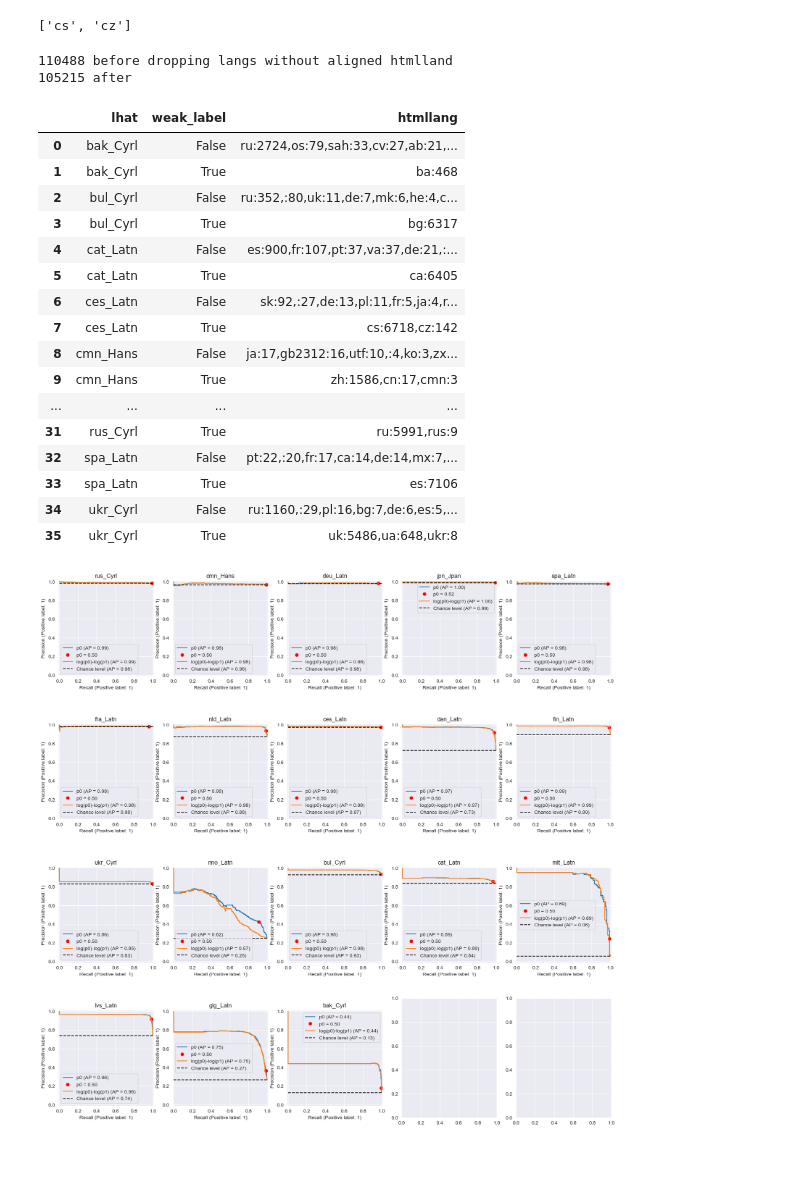
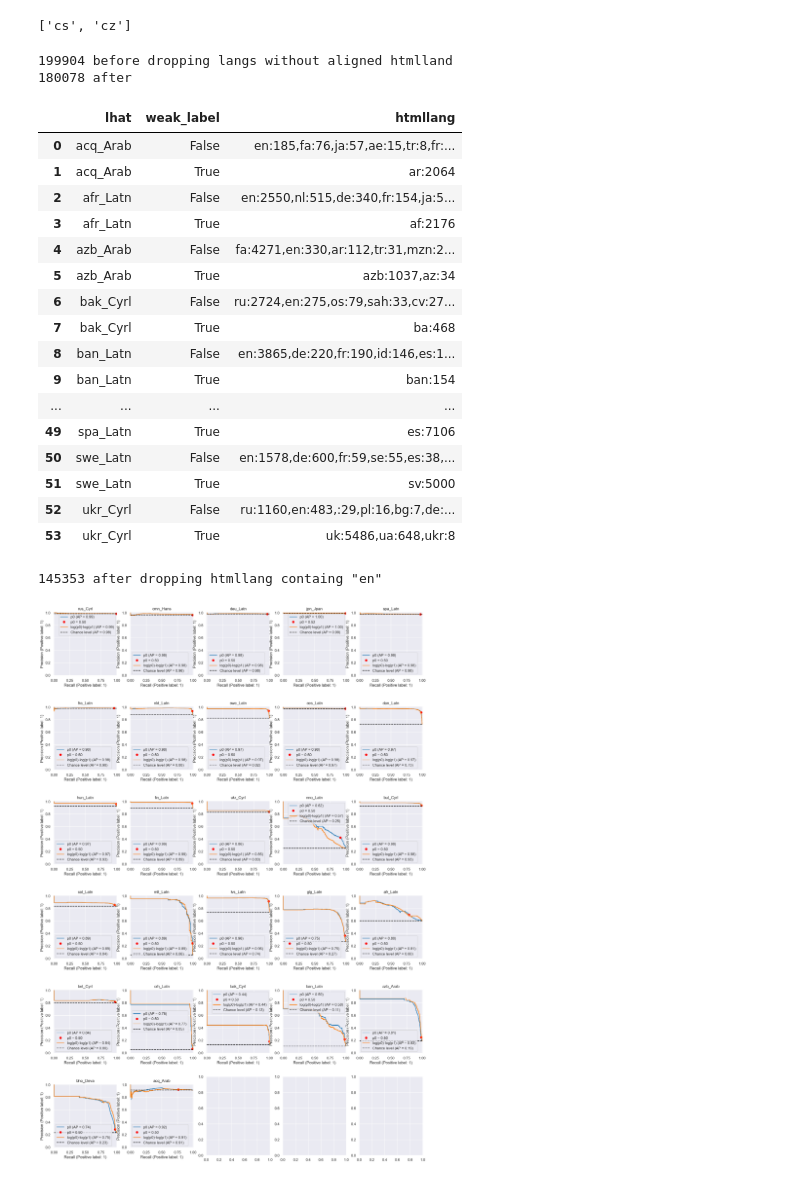
Before and after one commit to hplt-project/warc2text-runner, a Jupyter notebook: three/lid_thresholding/stage2outputs_lid_thresh.ipynb, the cells around one changed output. Drawn from its saved outputs; the diff is of its cells as text; code cells hidden in the pictures.

Commit message:
lid thresholding: PR curves with and without documents having htmllang=en (documents with no htmllang are always excluded); the plotting notebook

```diff
--- a/three/lid_thresholding/stage2outputs_lid_thresh.ipynb
+++ b/three/lid_thresholding/stage2outputs_lid_thresh.ipynb
@@ -214,24 +207,34 @@ df.groupby('lhat').htmllang.apply(lambda s: s.value_counts().index[0]).to_dict()
  'ukr_Cyrl': 'uk'}
 # %%
 lang2htmllang = {
+    'acq_Arab': 'ar',
+    'afr_Latn': 'af',
 # 'ast_Latn': 'es',  # no specific htmllang?
+    'azb_Arab': 'azb az',
  'bak_Cyrl': 'ba',
+    'ban_Latn': 'ban',
+     'bel_Cyrl': 'be by',
+     'bho_Deva': 'bho',
  'bul_Cyrl': 'bg',
  'cat_Latn': 'ca',
  'ces_Latn': 'cs cz',
     'cmn_Hans': 'zh cn cmn',
+    'crh_Latn': 'crh',
  'dan_Latn': 'da',
  'deu_Latn': 'de',
  'fin_Latn': 'fi',
  'fra_Latn': 'fr',
  'glg_Latn': 'gl',
+    'hun_Latn': 'hu',
     'jpn_Jpan': 'ja jp',
  'lvs_Latn': 'lv',
  'mlt_Latn': 'mt',
     'nld_Latn': 'nl',
  'nno_Latn': 'no nn',
+    # 'prs_Arab': 'fa da prs',  # difficult to understand which are negative and positive htmllang for prs_Arab
  'rus_Cyrl': 'ru rus',
     'spa_Latn': 'es',
+    'swe_Latn': 'sv',
  'ukr_Cyrl': 'uk ukr ua'
 }
 
@@ -244,57 +247,62 @@ print(len(df), 'before dropping langs without aligned htmlland')
 df.drop(df[~df.lhat.isin(lang2htmllang.keys())].index, inplace=True)
 print(len(df), 'after')
 # %% [output]
-110488 before dropping langs without aligned htmlland
-105215 after
+199904 before dropping langs without aligned htmlland
+180078 after
 # %%
 df['weak_label'] = df.apply(lambda r: r.htmllang in lang2htmllang.get(r.lhat), axis=1)
 # %%
 df.groupby(['lhat','weak_label']).htmllang.agg(lambda s: ','.join(f'{k}:{v}' for k,v in s.value_counts().to_dict().items())).reset_index()
 # %% [output]
 |  | lhat | weak_label | htmllang |
-| 0 | bak_Cyrl | False | ru:2724,os:79,sah:33,cv:27,ab:21,... |
-| 1 | bak_Cyrl | True | ba:468 |
-| 2 | bul_Cyrl | False | ru:352,:80,uk:11,de:7,mk:6,he:4,c... |
-| 3 | bul_Cyrl | True | bg:6317 |
-| 4 | cat_Latn | False | es:900,fr:107,pt:37,va:37,de:21,:... |
-| 5 | cat_Latn | True | ca:6405 |
-| 6 | ces_Latn | False | sk:92,:27,de:13,pl:11,fr:5,ja:4,r... |
-| 7 | ces_Latn | True | cs:6718,cz:142 |
-| 8 | cmn_Hans | False | ja:17,gb2312:16,utf:10,:4,ko:3,zx... |
-| 9 | cmn_Hans | True | zh:1586,cn:17,cmn:3 |
+| 0 | acq_Arab | False | en:185,fa:76,ja:57,ae:15,tr:8,fr:... |
+| 1 | acq_Arab | True | ar:2064 |
+| 2 | afr_Latn | False | en:2550,nl:515,de:340,fr:154,ja:5... |
+| 3 | afr_Latn | True | af:2176 |
+| 4 | azb_Arab | False | fa:4271,en:330,ar:112,tr:31,mzn:2... |
+| 5 | azb_Arab | True | azb:1037,az:34 |
+| 6 | bak_Cyrl | False | ru:2724,en:275,os:79,sah:33,cv:27... |
+| 7 | bak_Cyrl | True | ba:468 |
+| 8 | ban_Latn | False | en:3865,de:220,fr:190,id:146,es:1... |
+| 9 | ban_Latn | True | ban:154 |
 | ... | ... | ... | ... |
-| 31 | rus_Cyrl | True | ru:5991,rus:9 |
-| 32 | spa_Latn | False | pt:22,:20,fr:17,ca:14,de:14,mx:7,... |
-| 33 | spa_Latn | True | es:7106 |
-| 34 | ukr_Cyrl | False | ru:1160,:29,pl:16,bg:7,de:6,es:5,... |
-| 35 | ukr_Cyrl | True | uk:5486,ua:648,ukr:8 |
+| 49 | spa_Latn | True | es:7106 |
+| 50 | swe_Latn | False | en:1578,de:600,fr:59,se:55,es:38,... |
+| 51 | swe_Latn | True | sv:5000 |
+| 52 | ukr_Cyrl | False | ru:1160,en:483,:29,pl:16,bg:7,de:... |
+| 53 | ukr_Cyrl | True | uk:5486,ua:648,ukr:8 |
 # %%
 df['p0'] = 1 - df['1-p0']
 df['log(p0)-log(p1)'] = -df['log(p1)-log(p0)']
+# %%
+df.drop(df[df.htmllang.str.lower().isin('en en-us en-gb'.split())].index, inplace=True)
+print(len(df), 'after dropping htmllang containg "en"')
+# %% [output]
+145353 after dropping htmllang containg "en"
 # %%
 from sklearn.metrics import PrecisionRecallDisplay, precision_recall_curve, average_precision_score
 
-fig, axes = plt.subplots(4, 5, figsize=(20,20))
+fig, axes = plt.subplots(6, 5, figsize=(20,30))
 for l,ax in zip(df.lhat.unique(), axes.flatten()):
     ldf = df[df.lhat==l]
     y_true = ldf['weak_label']
     pos_label = True
 
     fscores = ('p0', 'log(p0)-log(p1)')
     for fscore in fscores:
         y_pred = ldf[fscore]
 
         precision, recall, thresholds = precision_recall_curve(y_true, y_pred, pos_label=pos_label)
         average_precision = average_precision_score(y_true, y_pred, pos_label=pos_label)
         display = PrecisionRecallDisplay.from_predictions(y_true, y_pred, name=fscore, plot_chance_level=(fscore==fscores[-1]), ax=ax)
 
         assert (np.argsort(thresholds)==np.arange(len(thresholds))).all(), 'the array of thresholds not sorted, the following will not work'
         i = np.searchsorted(thresholds, 0.5)
         if fscore=='p0':
             ax.plot(recall[i], precision[i], "ro", label=f"{fscore} = {thresholds[i]:.2f}")
     ax.set_title(l)
     ax.legend()
 
-fig.savefig(plots_dir/f'pr.pdf')
+fig.savefig(plots_dir/f'pr_woen.pdf')
 # %% [output]
-[figure, old version]
+[figure, new version]
```
Also changed, not shown: parts of 2 cells of this notebook, 2 other files.
